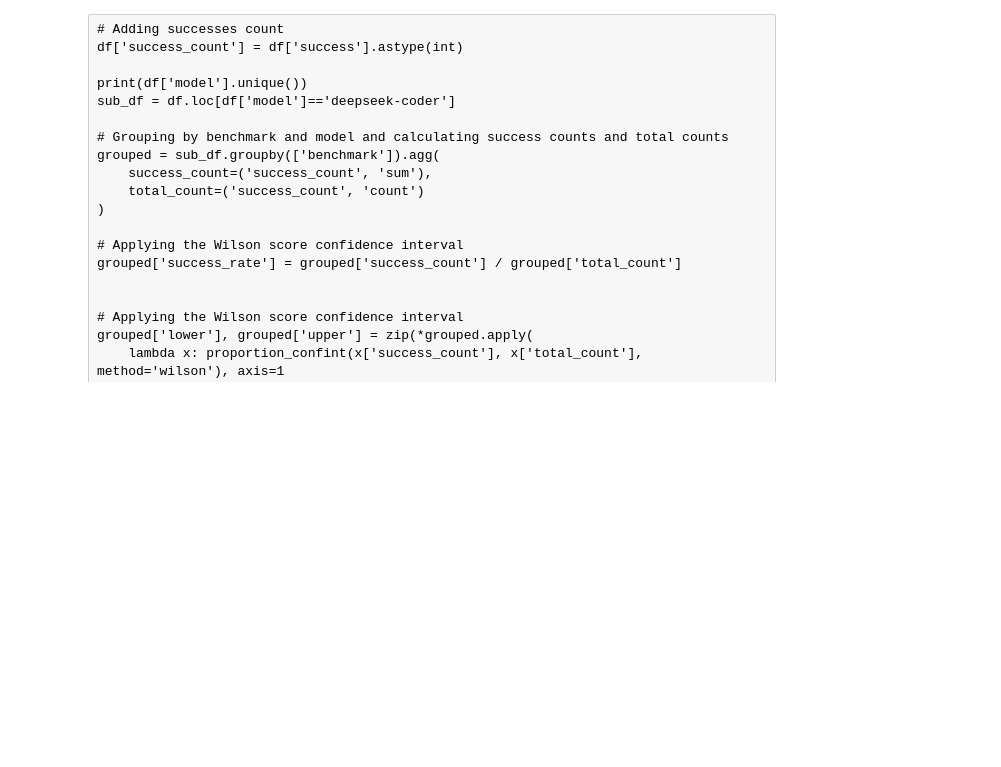
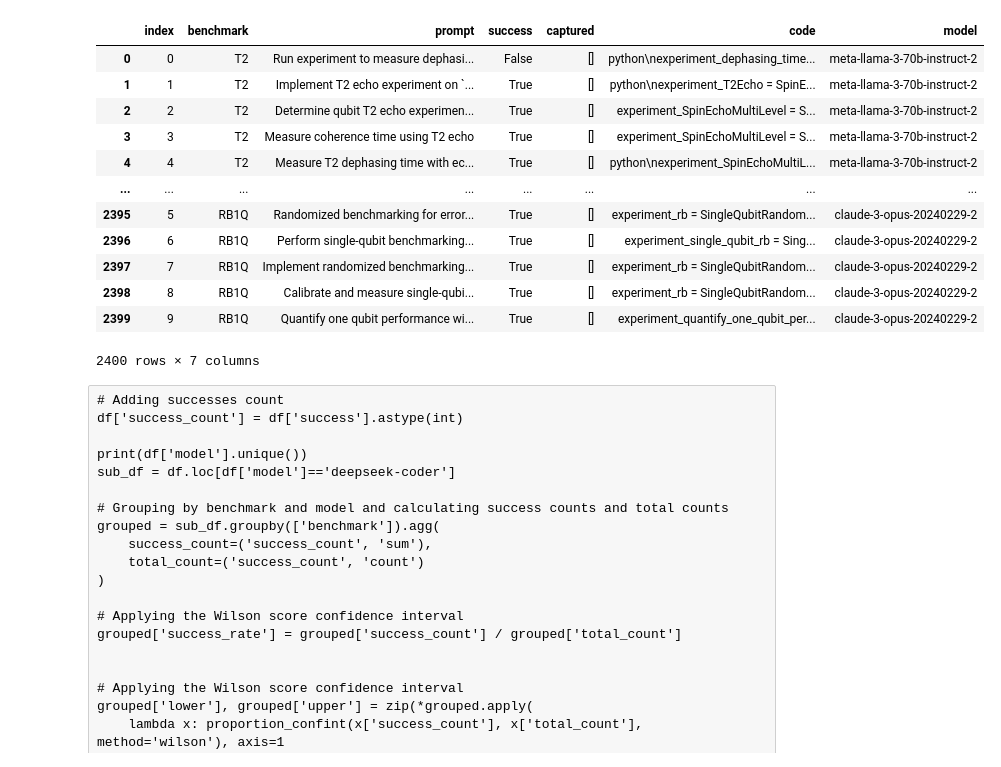
Before and after one commit to ShuxiangCao/LeeQ, a Jupyter notebook: benchmark/exp_recall/Embedding_benchmark_summary.ipynb, the cells around one changed output. Cells and saved outputs as stored; diff of their text form; code cells hidden in the pictures; blank space fills up the shorter version.

```diff
--- a/benchmark/exp_recall/Embedding_benchmark_summary.ipynb
+++ b/benchmark/exp_recall/Embedding_benchmark_summary.ipynb
@@ -57,6 +57,22 @@ for filename in os.listdir(current_directory):
 # Now, all_json_data contains the contents of all JSON files
 
 df = pd.DataFrame(all_json_data)
+# %%
+df
+# %% [output]
+|  | index | benchmark | prompt | success | captured | code | model |
+| 0 | 0 | T2 | Run experiment to measure dephasi... | False | [] | python\nexperiment_dephasing_time... | meta-llama-3-70b-instruct-2 |
+| 1 | 1 | T2 | Implement T2 echo experiment on `... | True | [] | python\nexperiment_T2Echo = SpinE... | meta-llama-3-70b-instruct-2 |
+| 2 | 2 | T2 | Determine qubit T2 echo experimen... | True | [] | experiment_SpinEchoMultiLevel = S... | meta-llama-3-70b-instruct-2 |
+| 3 | 3 | T2 | Measure coherence time using T2 echo | True | [] | experiment_SpinEchoMultiLevel = S... | meta-llama-3-70b-instruct-2 |
+| 4 | 4 | T2 | Measure T2 dephasing time with ec... | True | [] | python\nexperiment_SpinEchoMultiL... | meta-llama-3-70b-instruct-2 |
+| ... | ... | ... | ... | ... | ... | ... | ... |
+| 2395 | 5 | RB1Q | Randomized benchmarking for error... | True | [] | experiment_rb = SingleQubitRandom... | claude-3-opus-20240229-2 |
+| 2396 | 6 | RB1Q | Perform single-qubit benchmarking... | True | [] | experiment_single_qubit_rb = Sing... | claude-3-opus-20240229-2 |
+| 2397 | 7 | RB1Q | Implement randomized benchmarking... | True | [] | experiment_rb = SingleQubitRandom... | claude-3-opus-20240229-2 |
+| 2398 | 8 | RB1Q | Calibrate and measure single-qubi... | True | [] | experiment_rb = SingleQubitRandom... | claude-3-opus-20240229-2 |
+| 2399 | 9 | RB1Q | Quantify one qubit performance wi... | True | [] | experiment_quantify_one_qubit_per... | claude-3-opus-20240229-2 |
+2400 rows × 7 columns
 # %%
 result = df.groupby(['model'])['success'].agg(['mean', 'std'])
 
```
Also changed, not shown: parts of 3 cells of this notebook, 1 other file.
